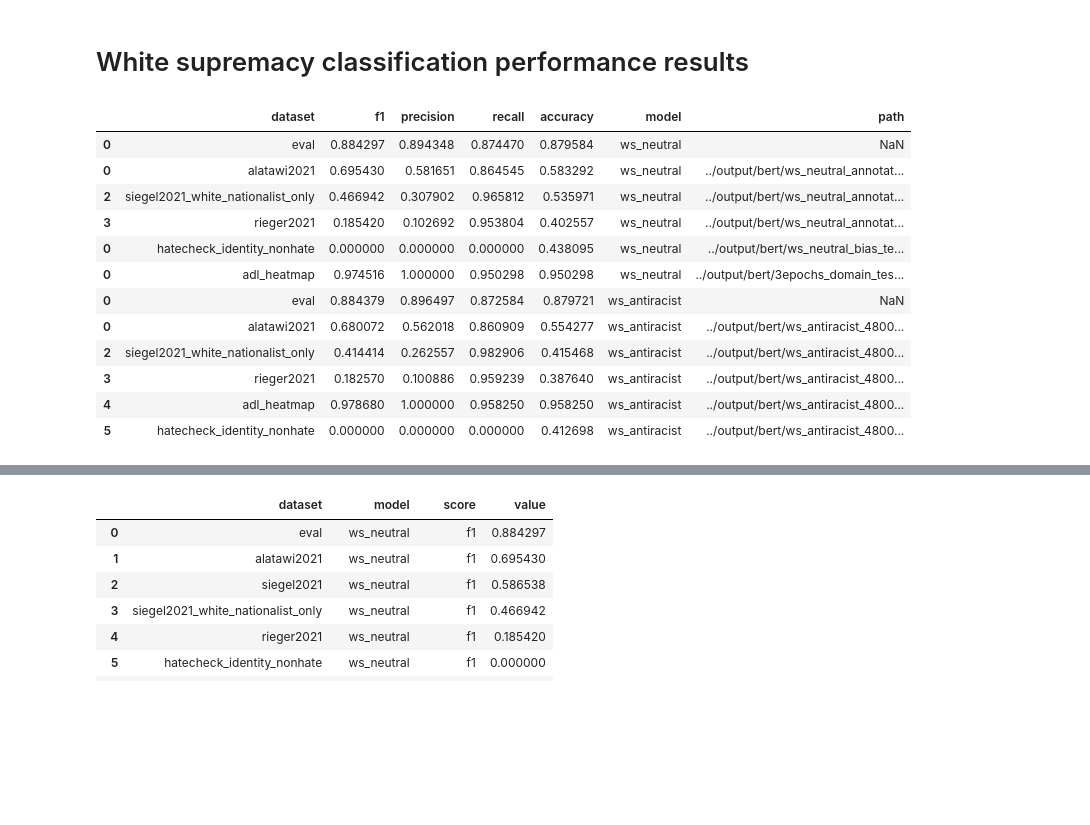
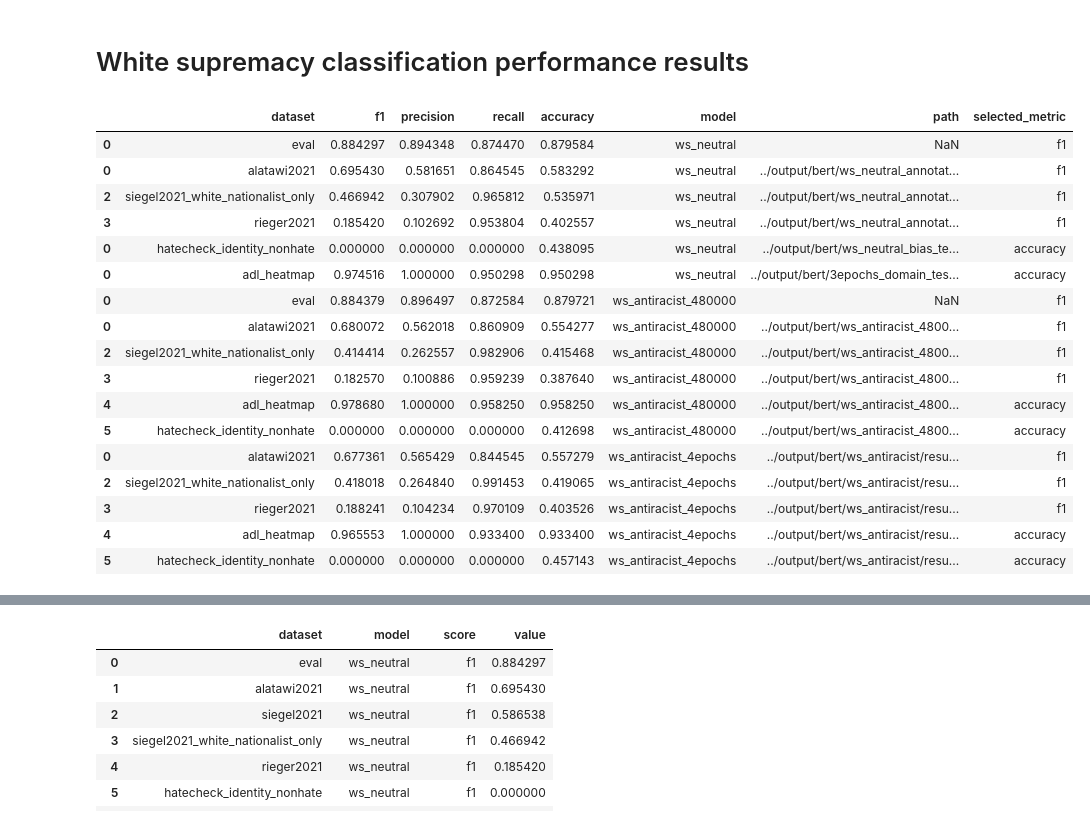
Before and after one commit to michaelmilleryoder/white_supremacist_lang, a Jupyter notebook: jupyter/performance.ipynb, the cells around one changed output, grey strips where cells are left out. Cells and saved outputs as stored; diff of their text form; code cells hidden in the pictures; blank space fills up the shorter version.

```diff
--- a/jupyter/performance.ipynb
+++ b/jupyter/performance.ipynb
@@ -14,52 +14,67 @@ experiments = [
     {'name': 'ws_neutral_annotated_test', 'model': 'ws_neutral'},
     {'name': 'ws_neutral_bias_test', 'model': 'ws_neutral'},
     {'name': '3epochs_domain_test', 'model': 'ws_neutral'},
-    {'name': 'ws_antiracist_480000_test', 'model': 'ws_antiracist'},
+    {'name': 'ws_antiracist_480000_test', 'model': 'ws_antiracist_480000'},
+    {'name': 'ws_antiracist', 'model': 'ws_antiracist_4epochs'},
 ]
 
 # Copy eval performance for models from logs when training
 model_eval_perf = {'ws_neutral':
                           {'eval_loss': 0.2855835258960724, 'eval_accuracy': {'accuracy': 0.8795835469837618}, 'eval_precision': {'precision': 0.894347724404422}, 'eval_recall': {'recall': 0.8744695227971291}, 'eval_f1': {'f1': 0.8842969266745484}, 'eval_runtime': 1423.5039, 'eval_samples_per_second': 648.019, 'eval_steps_per_second': 20.251, 'epoch': 2.96},
-                   'ws_antiracist':
+                   'ws_antiracist_480000':
                        {'eval_accuracy': {'accuracy': 0.8797210993374315}, 'eval_precision': {'precision': 0.896496558855438}, 'eval_recall': {'recall': 0.8725841412835219}, 'eval_f1': {'f1': 0.8843787396595962}},
                 }
+
+# Choose F1 on white supremacist content for datasets that have both white supremacist and not white supremacist;
+# accuracy for datasets that only have white supremacist or not white supremacist
+dataset_metrics = {
+    'adl_heatmap': 'accuracy',
+    'hatecheck_identity_nonhate': 'accuracy',
+}
 
 dirpath = '../output/bert/'
 dfs = []
 for exp in experiments:
 
     # Load eval (same domains) performance (too complicated, just looking at wandb output)
     #log_fpath = os.path.join('../code/wandb/', exp['wandb_run'], 'files/output.log')
     #with open(log_fpath) as f:
     #    eval_lines = [json.loads(line) for line in f.read().splitlines() if line.startswith('{eval_loss')]
     #eval_line = [l for l in eval_lines if l['epoch'] == exp['epoch']][0]
     # Could also just run the eval again when run on other test datasets
     if exp['model'] in model_eval_perf:
         eval_perf = model_eval_perf[exp['model']]
         dfs.append(pd.DataFrame([{'dataset': 'eval', 'f1': eval_perf['eval_f1']['f1'],
                              'precision': eval_perf['eval_precision']['precision'],
                              'recall': eval_perf['eval_recall']['recall'],
                              'accuracy': eval_perf['eval_accuracy']['accuracy'],
                              'model': exp['model']
                             }]))
 
     # Load test performance
     results_fpath = os.path.join(dirpath, exp['name'], 'results.jsonl')
     dfs.append(pd.read_json(results_fpath, orient='records', lines=True).assign(model=exp['model'], path=results_fpath))
+
 results = pd.concat(dfs).drop_duplicates()
 results = results[results.dataset != 'siegel2021']
+results['selected_metric'] = results.dataset.map(lambda x: dataset_metrics.get(x, 'f1'))
 results
 # %% [output]
-|  | dataset | f1 | precision | recall | accuracy | model | path |
-| 0 | eval | 0.884297 | 0.894348 | 0.874470 | 0.879584 | ws_neutral | NaN |
-| 0 | alatawi2021 | 0.695430 | 0.581651 | 0.864545 | 0.583292 | ws_neutral | ../output/bert/ws_neutral_annotat... |
-| 2 | siegel2021_white_nationalist_only | 0.466942 | 0.307902 | 0.965812 | 0.535971 | ws_neutral | ../output/bert/ws_neutral_annotat... |
-| 3 | rieger2021 | 0.185420 | 0.102692 | 0.953804 | 0.402557 | ws_neutral | ../output/bert/ws_neutral_annotat... |
-| 0 | hatecheck_identity_nonhate | 0.000000 | 0.000000 | 0.000000 | 0.438095 | ws_neutral | ../output/bert/ws_neutral_bias_te... |
-| 0 | adl_heatmap | 0.974516 | 1.000000 | 0.950298 | 0.950298 | ws_neutral | ../output/bert/3epochs_domain_tes... |
-| 0 | eval | 0.884379 | 0.896497 | 0.872584 | 0.879721 | ws_antiracist | NaN |
-| 0 | alatawi2021 | 0.680072 | 0.562018 | 0.860909 | 0.554277 | ws_antiracist | ../output/bert/ws_antiracist_4800... |
-| 2 | siegel2021_white_nationalist_only | 0.414414 | 0.262557 | 0.982906 | 0.415468 | ws_antiracist | ../output/bert/ws_antiracist_4800... |
-| 3 | rieger2021 | 0.182570 | 0.100886 | 0.959239 | 0.387640 | ws_antiracist | ../output/bert/ws_antiracist_4800... |
-| 4 | adl_heatmap | 0.978680 | 1.000000 | 0.958250 | 0.958250 | ws_antiracist | ../output/bert/ws_antiracist_4800... |
-| 5 | hatecheck_identity_nonhate | 0.000000 | 0.000000 | 0.000000 | 0.412698 | ws_antiracist | ../output/bert/ws_antiracist_4800... |
+|  | dataset | f1 | precision | recall | accuracy | model | path | selected_metric |
+| 0 | eval | 0.884297 | 0.894348 | 0.874470 | 0.879584 | ws_neutral | NaN | f1 |
+| 0 | alatawi2021 | 0.695430 | 0.581651 | 0.864545 | 0.583292 | ws_neutral | ../output/bert/ws_neutral_annotat... | f1 |
+| 2 | siegel2021_white_nationalist_only | 0.466942 | 0.307902 | 0.965812 | 0.535971 | ws_neutral | ../output/bert/ws_neutral_annotat... | f1 |
+| 3 | rieger2021 | 0.185420 | 0.102692 | 0.953804 | 0.402557 | ws_neutral | ../output/bert/ws_neutral_annotat... | f1 |
+| 0 | hatecheck_identity_nonhate | 0.000000 | 0.000000 | 0.000000 | 0.438095 | ws_neutral | ../output/bert/ws_neutral_bias_te... | accuracy |
+| 0 | adl_heatmap | 0.974516 | 1.000000 | 0.950298 | 0.950298 | ws_neutral | ../output/bert/3epochs_domain_tes... | accuracy |
+| 0 | eval | 0.884379 | 0.896497 | 0.872584 | 0.879721 | ws_antiracist_480000 | NaN | f1 |
+| 0 | alatawi2021 | 0.680072 | 0.562018 | 0.860909 | 0.554277 | ws_antiracist_480000 | ../output/bert/ws_antiracist_4800... | f1 |
+| 2 | siegel2021_white_nationalist_only | 0.414414 | 0.262557 | 0.982906 | 0.415468 | ws_antiracist_480000 | ../output/bert/ws_antiracist_4800... | f1 |
+| 3 | rieger2021 | 0.182570 | 0.100886 | 0.959239 | 0.387640 | ws_antiracist_480000 | ../output/bert/ws_antiracist_4800... | f1 |
+| 4 | adl_heatmap | 0.978680 | 1.000000 | 0.958250 | 0.958250 | ws_antiracist_480000 | ../output/bert/ws_antiracist_4800... | accuracy |
+| 5 | hatecheck_identity_nonhate | 0.000000 | 0.000000 | 0.000000 | 0.412698 | ws_antiracist_480000 | ../output/bert/ws_antiracist_4800... | accuracy |
+| 0 | alatawi2021 | 0.677361 | 0.565429 | 0.844545 | 0.557279 | ws_antiracist_4epochs | ../output/bert/ws_antiracist/resu... | f1 |
+| 2 | siegel2021_white_nationalist_only | 0.418018 | 0.264840 | 0.991453 | 0.419065 | ws_antiracist_4epochs | ../output/bert/ws_antiracist/resu... | f1 |
+| 3 | rieger2021 | 0.188241 | 0.104234 | 0.970109 | 0.403526 | ws_antiracist_4epochs | ../output/bert/ws_antiracist/resu... | f1 |
+| 4 | adl_heatmap | 0.965553 | 1.000000 | 0.933400 | 0.933400 | ws_antiracist_4epochs | ../output/bert/ws_antiracist/resu... | accuracy |
+| 5 | hatecheck_identity_nonhate | 0.000000 | 0.000000 | 0.000000 | 0.457143 | ws_antiracist_4epochs | ../output/bert/ws_antiracist/resu... | accuracy |
```
Also changed, not shown: parts of 2 cells of this notebook, 16 other files.
